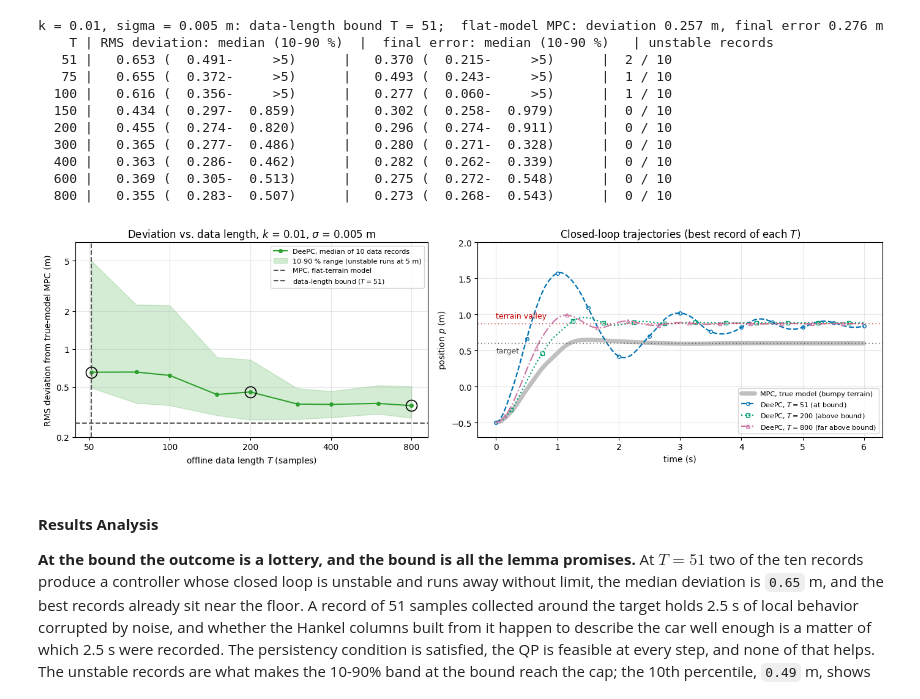
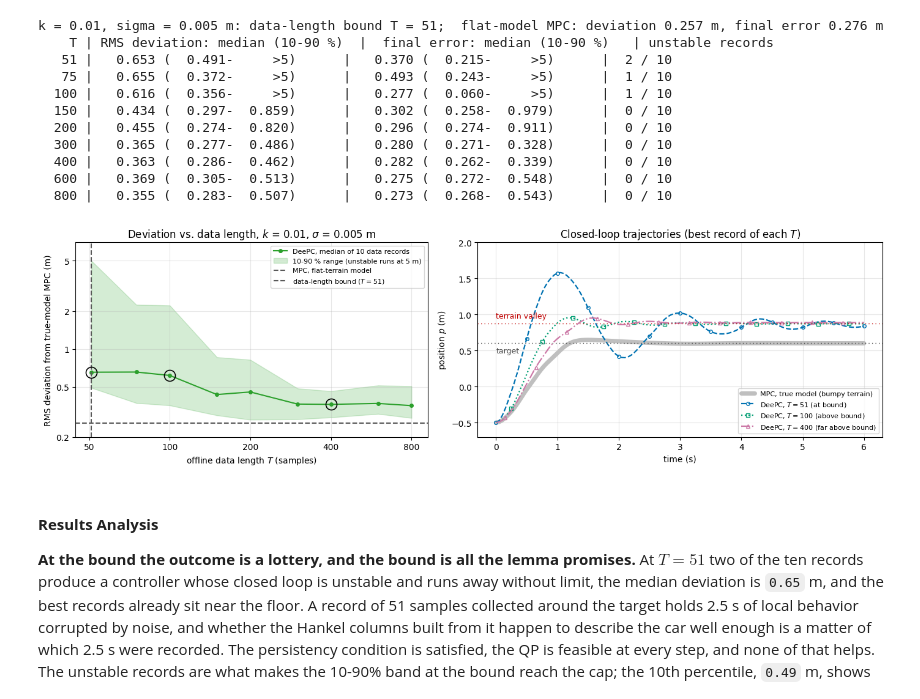
Before and after one commit to JonathanZHC/core_course_examples, a Jupyter notebook: ex6_SysID/6.4_Data_Enabled_Predictive_Control.ipynb, the cells around one changed output. Saved outputs shown, nothing was run; the diff lists cells and outputs as text; code cells hidden in the pictures.

```diff
--- a/ex6_SysID/6.4_Data_Enabled_Predictive_Control.ipynb
+++ b/ex6_SysID/6.4_Data_Enabled_Predictive_Control.ipynb
@@ -671,7 +671,7 @@ k = 0.01, sigma = 0.005 m: data-length bound T = 51;  flat-model MPC: deviation
   600 |   0.369 (  0.305-  0.513)      |   0.275 (  0.272-  0.548)      |  0 / 10
   800 |   0.355 (  0.283-  0.507)      |   0.273 (  0.268-  0.543)      |  0 / 10
 # %%
-T_HIGHLIGHT_31 = {"at bound": 51, "above bound": 200, "far above bound": 800}
+T_HIGHLIGHT_31 = {"at bound": 51, "above bound": 100, "far above bound": 400}
 # Trajectory panel: for each highlighted T the *best* record, i.e. the one with the smallest deviation
 best_seed = {label: int(np.argmin(dev_br[T_SWEEP_31.index(T)])) for label, T in T_HIGHLIGHT_31.items()}
 traj_br = {label: run_cl_b(deepc_bumpy_data(T, best_seed[label]))[0] for label, T in T_HIGHLIGHT_31.items()}
@@ -683,34 +683,34 @@ x_ticks = [50, 100, 200, 400, 800]
 
 # RMS deviation from the true-model MPC
 ax[0].plot(Tb, np.median(dev_capped, axis=1), marker="o", ms=4, color=C_LEFT, label=f"DeePC, median of {N_SEEDS_31} data records")
 ax[0].fill_between(Tb, np.percentile(dev_capped, 10, axis=1), np.percentile(dev_capped, 90, axis=1), color=C_LEFT, alpha=0.2,
                    label=f"10-90 % range (unstable runs at {DEV_CAP:.0f} m)")
 ax[0].axhline(rms_deviation(X_flatm, X_true), color="0.35", ls="--", lw=1.5, label="MPC, flat-terrain model")
 ax[0].axvline(T_BOUND, color=C_BOUND, ls="--", lw=1.5, label=f"data-length bound ($T={T_BOUND}$)")
 for label, T in T_HIGHLIGHT_31.items():
     ax[0].plot(T, np.median(dev_capped[T_SWEEP_31.index(T)]), marker="o", ms=13, mfc="none", mec="k", mew=1.2, ls="none")
 ax[0].set_xscale("log"); ax[0].set_yscale("log"); ax[0].set_ylim(0.2, 7.0)
 ax[0].set_xticks(x_ticks); ax[0].set_xticklabels([str(t) for t in x_ticks])
 ax[0].set_yticks([0.2, 0.5, 1.0, 2.0, 5.0]); ax[0].set_yticklabels(["0.2", "0.5", "1", "2", "5"]); ax[0].minorticks_off()
 ax[0].set_xlabel("offline data length $T$ (samples)"); ax[0].set_ylabel("RMS deviation from true-model MPC (m)")
 ax[0].set_title(f"Deviation vs. data length, $k$ = {K_TERRAIN_B}, $\\sigma$ = {SIGMA_B} m"); ax[0].legend(loc="upper right", fontsize=8)
 
 # Trajectories of one record
 ax[1].plot(t_x, X_true[:, 0], color="0.75", lw=5, solid_capstyle="round", label="MPC, true model (bumpy terrain)")
 bumpy_styles = [dict(color=OKABE_ITO[0], ls="--", marker="o", markevery=(0, 10), ms=4, mfc="none"),
                 dict(color=OKABE_ITO[2], ls=":", marker="s", markevery=(5, 10), ms=4, mfc="none"),
                 dict(color=OKABE_ITO[4], ls="-.", marker="^", markevery=(3, 10), ms=5, mfc="none")]
 for j, (label, T) in enumerate(T_HIGHLIGHT_31.items()):
     ax[1].plot(t_x, traj_br[label][:, 0], lw=1.6, label=f"DeePC, $T={T}$ ({label})", **bumpy_styles[j])
 ax[1].axhline(target_state[0], color="0.3", ls=(0, (1, 3)), lw=1)
 ax[1].text(t_x[0], target_state[0] - 0.05, "target", ha="left", va="top", fontsize=9, color="0.3")
 ax[1].axhline(valley_p, color="#C00000", ls=(0, (1, 3)), lw=1)
 ax[1].text(t_x[0], valley_p + 0.05, "terrain valley", ha="left", va="bottom", fontsize=9, color="#C00000")
 ax[1].set_ylim(-0.7, 2.0)
 ax[1].set_xlabel("time (s)"); ax[1].set_ylabel("position $p$ (m)"); ax[1].set_title("Closed-loop trajectories (best record of each $T$)"); ax[1].legend(loc="lower right", fontsize=8)
 plt.tight_layout(); plt.show()
 # %% [output]
-[figure, old version]
+[figure, new version]
 # %% [markdown]
 #### **Results Analysis**
 
```
Also changed, not shown: parts of 1 cell of this notebook, 4 other files.
